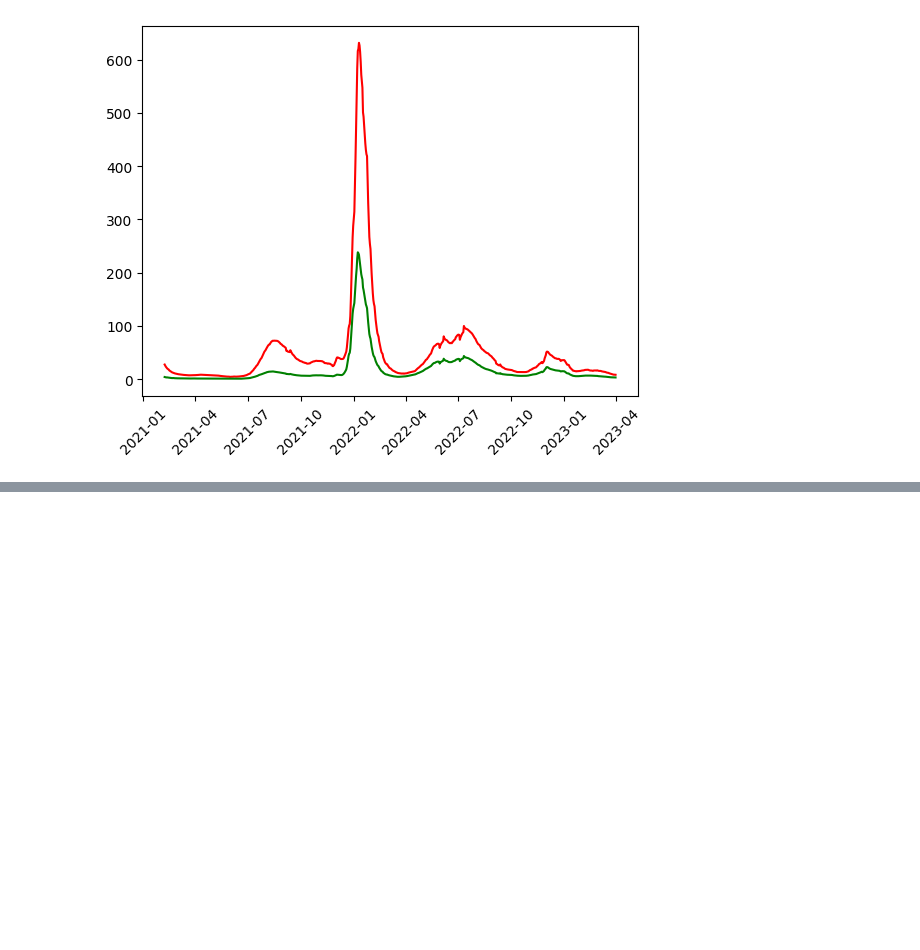
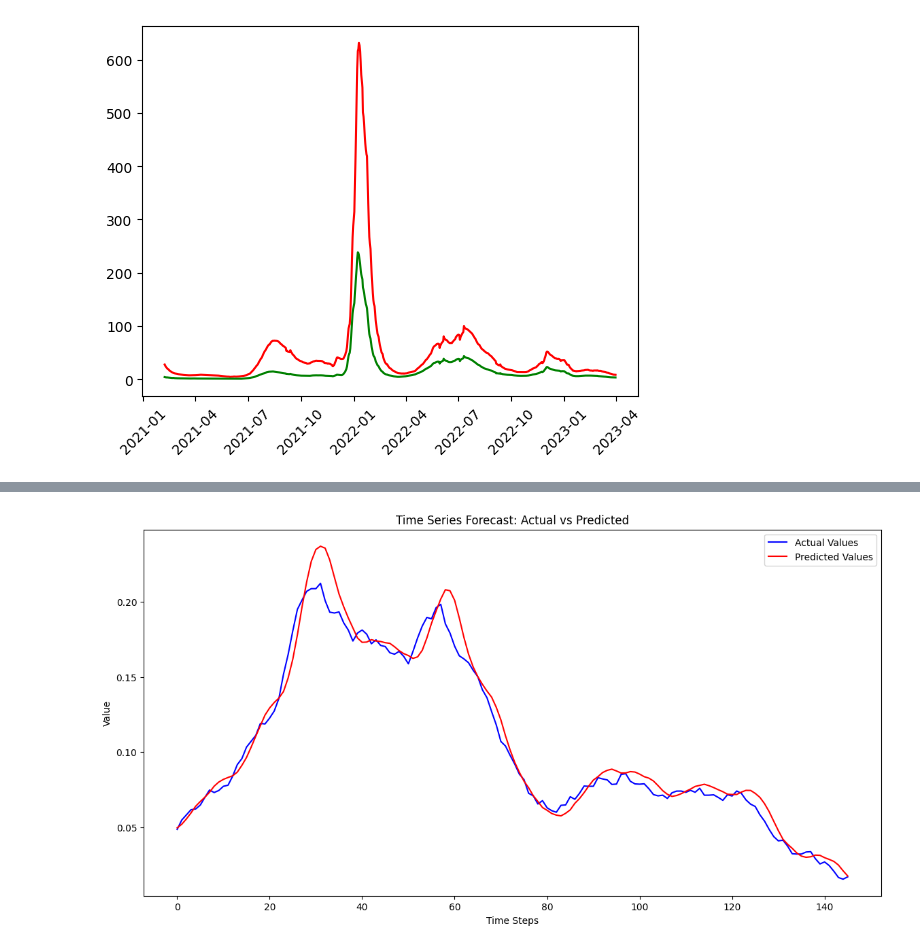
Before and after one commit to kalpicc/covid19, a Jupyter notebook: RNN_Model.ipynb, the cells around one changed output, grey strips where cells are left out. Cells and saved outputs as stored; diff of their text form; code cells hidden in the pictures; blank space fills up the shorter version.

```diff
--- a/RNN_Model.ipynb
+++ b/RNN_Model.ipynb
@@ -70,0 +139,5 @@ plt.show()
+# %%
+split_index = int(len(scaled_data)*0.8)
+
+train_data = scaled_data[:split_index]
+test_data = scaled_data[split_index:]
@@ -70,0 +162,13 @@ plt.show()
+# %%
+X_train, y_train = sequence_data(train_data, 10)
+X_train = X_train.reshape(X_train.shape[0], X_train.shape[1], 1)
+
+X_test, y_test = sequence_data(test_data, 10)
+X_test = X_test.reshape(X_test.shape[0], X_test.shape[1], 1)
+# %%
+model = Sequential()
+model.add(LSTM(50, input_shape=(X_train.shape[1], X_train.shape[2])))
+model.add(Dense(1))
+model.compile(optimizer='adam', loss='mse', metrics=['mae'])
+# %%
+history = model.fit(X_train, y_train, epochs=100, batch_size=32, validation_data=(X_test, y_test))
@@ -70,0 +193,13 @@ plt.show()
+# %%
+predictions = model.predict(X_test)
+
+# Plot the actual values vs the predicted values
+plt.figure(figsize=(14, 7))
+plt.plot(y_test, label='Actual Values', color='blue')
+plt.plot(predictions, label='Predicted Values', color='red')
+plt.title('Time Series Forecast: Actual vs Predicted')
+plt.xlabel('Time Steps')
+plt.ylabel('Value')
+plt.legend()
+plt.show()
+# %% [output]
@@ -70,0 +207 @@ plt.show()
+[figure, added]
```
Also changed, not shown: parts of 9 cells of this notebook.
